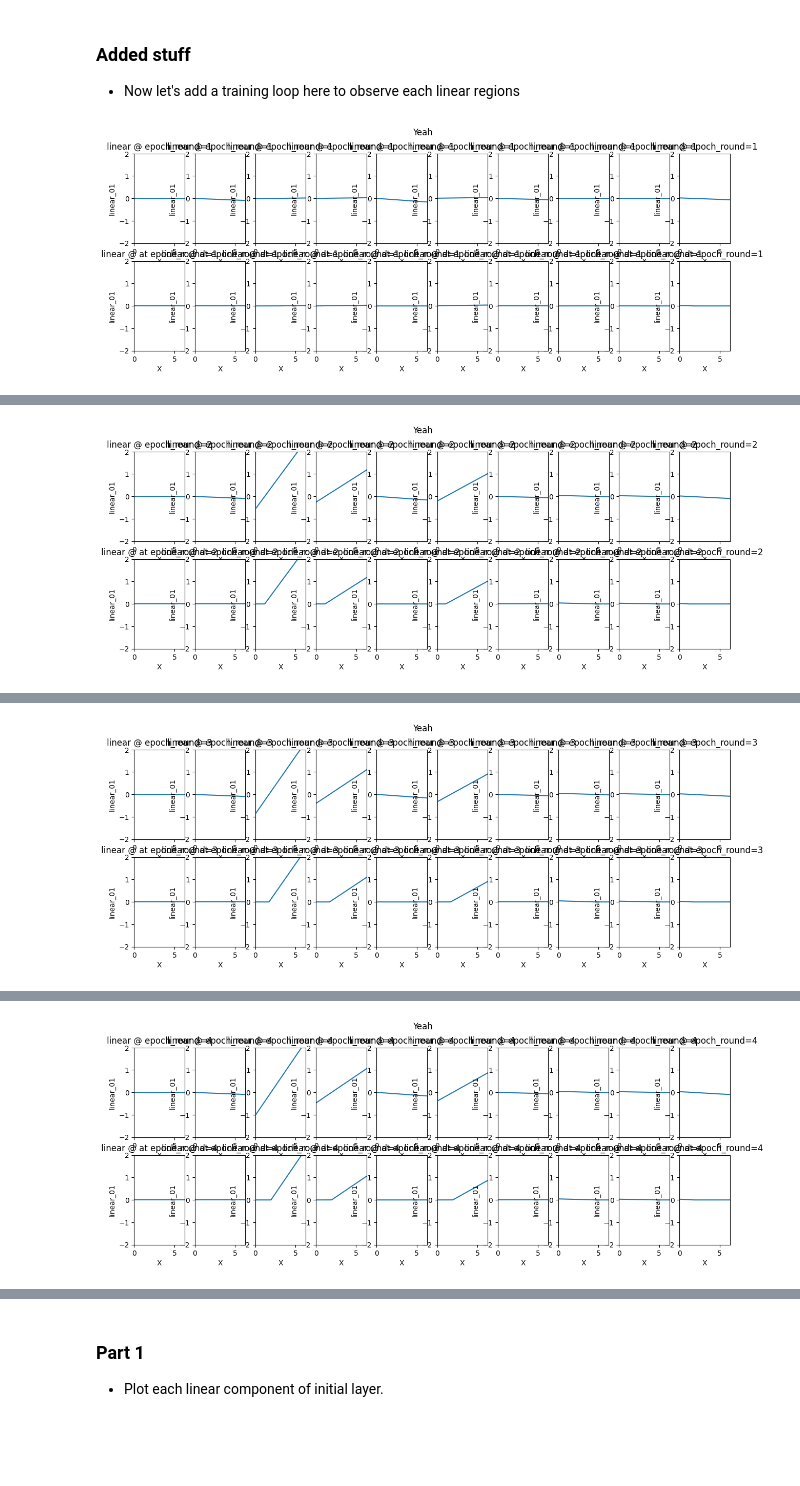
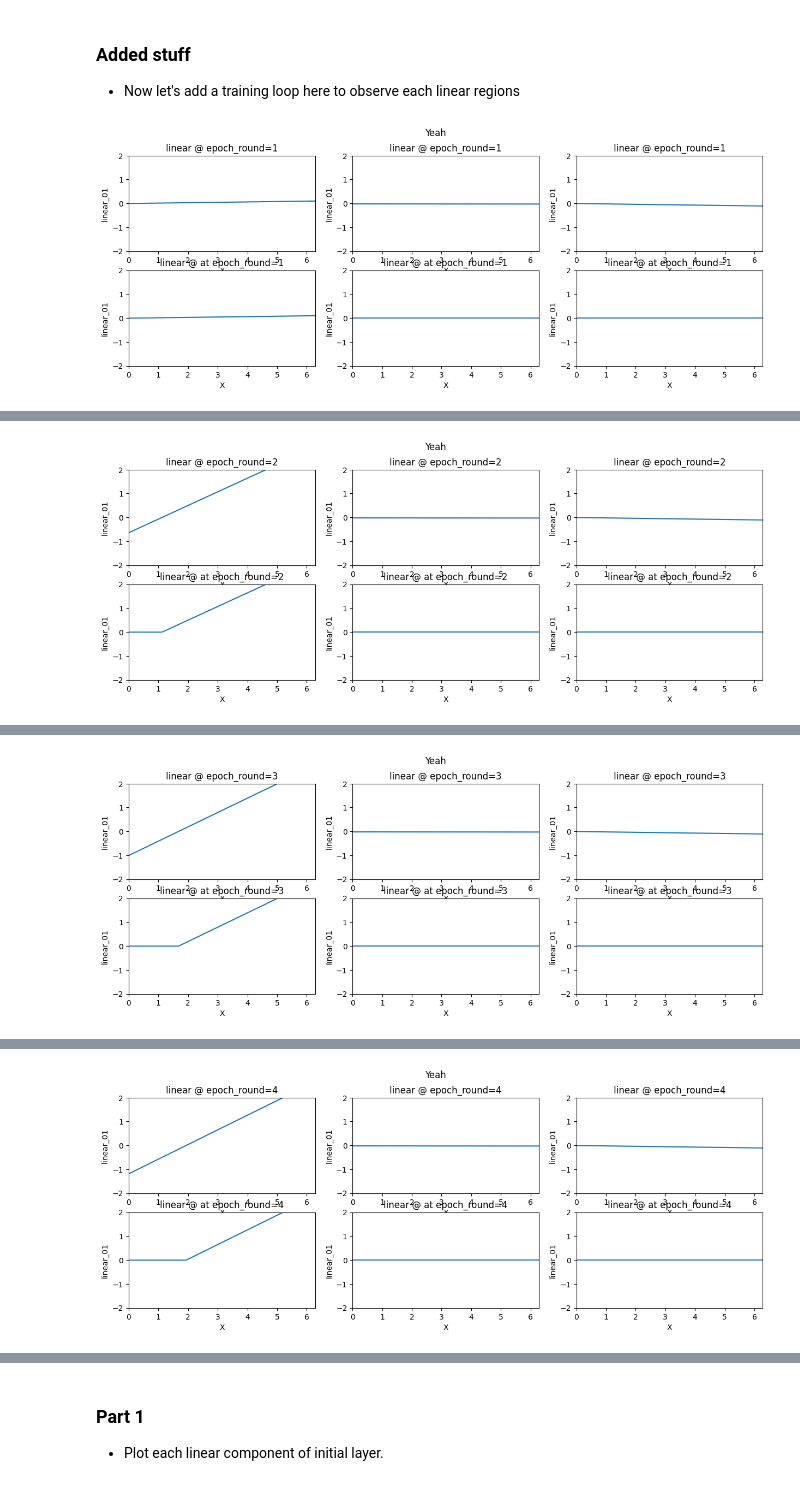
Before and after one commit to jumzzz/understanding-dl, a Jupyter notebook: ch-03/03-observe-joints.ipynb, the cells around one changed output, grey strips where cells are left out. Cells and saved outputs as stored; diff of their text form; code cells hidden in the pictures; blank space fills up the shorter version.

```diff
--- a/ch-03/03-observe-joints.ipynb
+++ b/ch-03/03-observe-joints.ipynb
@@ -162,29 +162,29 @@ def plot_first_activations(params, X, epoch_round):
     plt.show()
 # %%
 # Network initial parameters
-num_hidden = 10
+num_hidden = 3
 net_sizes = [
   (1, num_hidden),
   (num_hidden, 1),
 ]
 
 random_seed = np.random.randint(0, 1024)
 params = init_network_params(net_sizes, random.PRNGKey(random_seed))
 
 current_epoch = 0
 epoch_per_round = 1024
 total_epoch_rounds = 5
 num_training_samples = 1024
 step_display = 10
 
 for epoch_round in range(1, total_epoch_rounds):
     plot_first_activations(params, X_test, epoch_round)
     params = train_network(params, num_training_samples, epoch_per_round, step_display)
     X_test, y_test = generate_sine_data(256)
     # X_test, y_test = generate_sine_data(256)
     # y_pred = predict(params, X_test)
     # loss = loss_func(params, X_test, y_test)
     # print(f'[{epoch_round}]/{total_epoch_rounds} loss = {loss}')
 # %% [output]
-[figure, old version]
+[figure, new version]
 0
@@ -207 +207 @@ for epoch_round in range(1, total_epoch_rounds):
-[figure, old version]
+[figure, new version]
@@ -225 +225 @@ for epoch_round in range(1, total_epoch_rounds):
-[figure, old version]
+[figure, new version]
@@ -243 +243 @@ for epoch_round in range(1, total_epoch_rounds):
-[figure, old version]
+[figure, new version]
```
Also changed, not shown: parts of 1 cell of this notebook.
